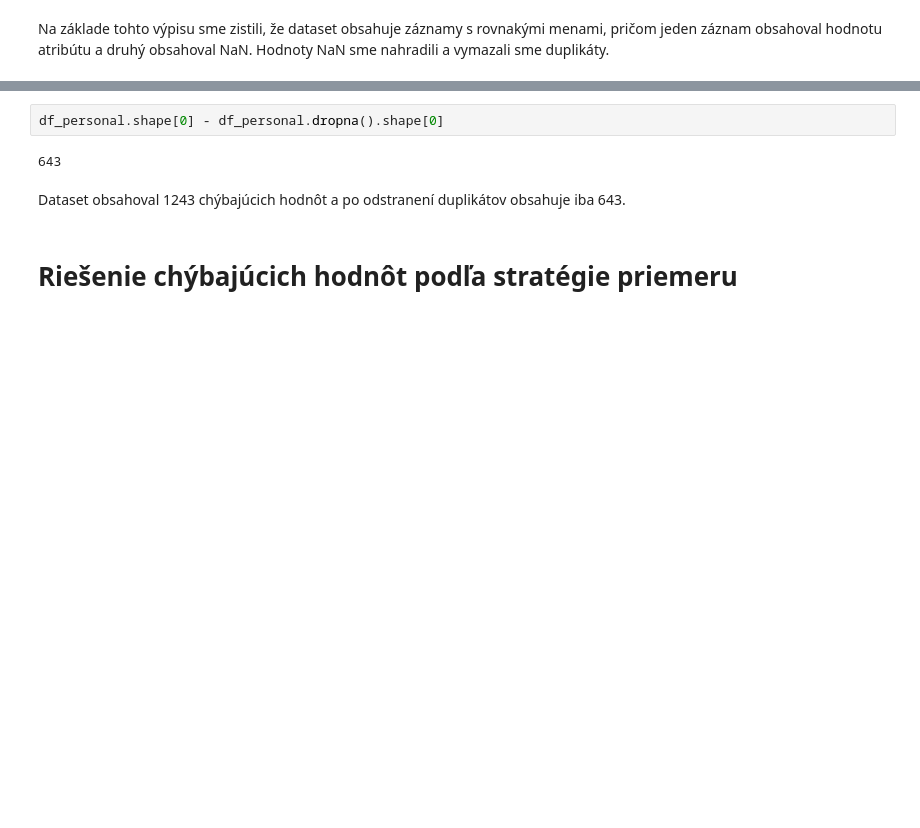
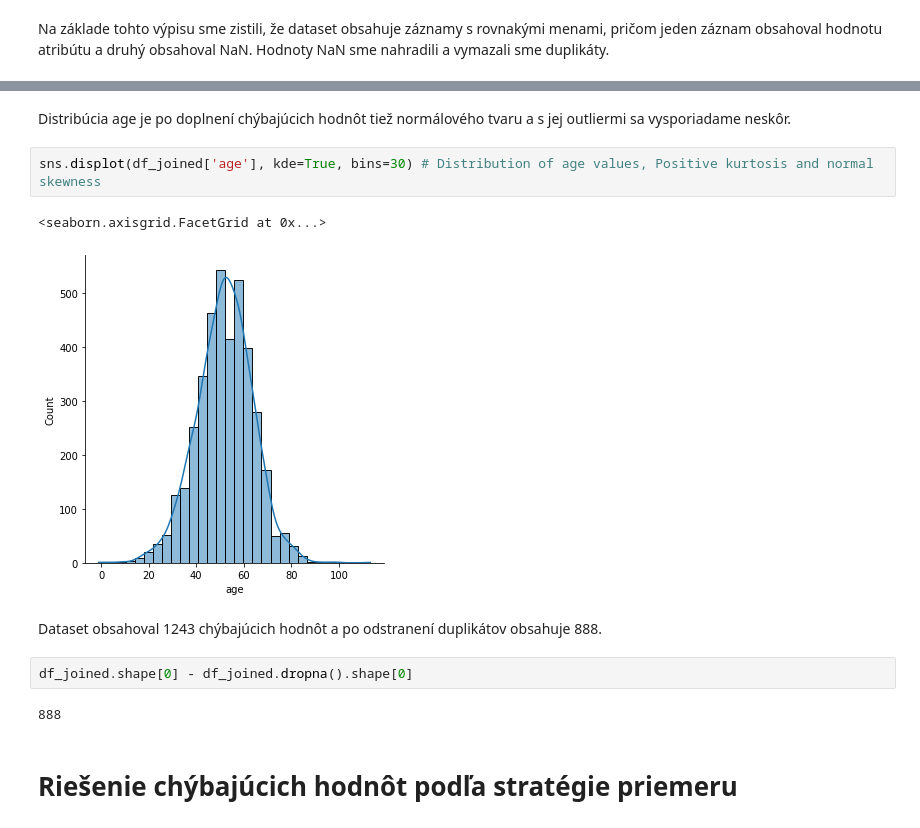
Before and after one commit to JKBGIT1/IAU_Project, a Jupyter notebook: 2.Phase_Hlavačka-Vančo.ipynb, the cells around one changed output, grey strips where cells are left out. Saved outputs shown, nothing was run; the diff lists cells and outputs as text; blank space fills up the shorter version.

```diff
--- a/2.Phase_Hlavačka-Vančo.ipynb
+++ b/2.Phase_Hlavačka-Vančo.ipynb
@@ -340,9 +407,16 @@ memory usage: 952.5+ KB
+# %% [markdown]
+Distribúcia age je po doplnení chýbajúcich hodnôt tiež normálového tvaru a s jej outliermi sa vysporiadame neskôr.
+# %%
+sns.displot(df_joined['age'], kde=True, bins=30) # Distribution of age values, Positive kurtosis and normal skewness
+# %% [output]
+<seaborn.axisgrid.FacetGrid at 0x...>
+[figure, added]
+# %% [markdown]
+Dataset obsahoval 1243 chýbajúcich hodnôt a po odstranení duplikátov obsahuje 888.
 # %%
-df_personal.shape[0] - df_personal.dropna().shape[0]
+df_joined.shape[0] - df_joined.dropna().shape[0]
 # %% [output]
-643
+888
-# %% [markdown]
-Dataset obsahoval 1243 chýbajúcich hodnôt a po odstranení duplikátov obsahuje iba 643.
 # %% [markdown]
 # Riešenie chýbajúcich hodnôt podľa stratégie priemeru
 # %%
```
Also changed, not shown: parts of 11 cells of this notebook.
